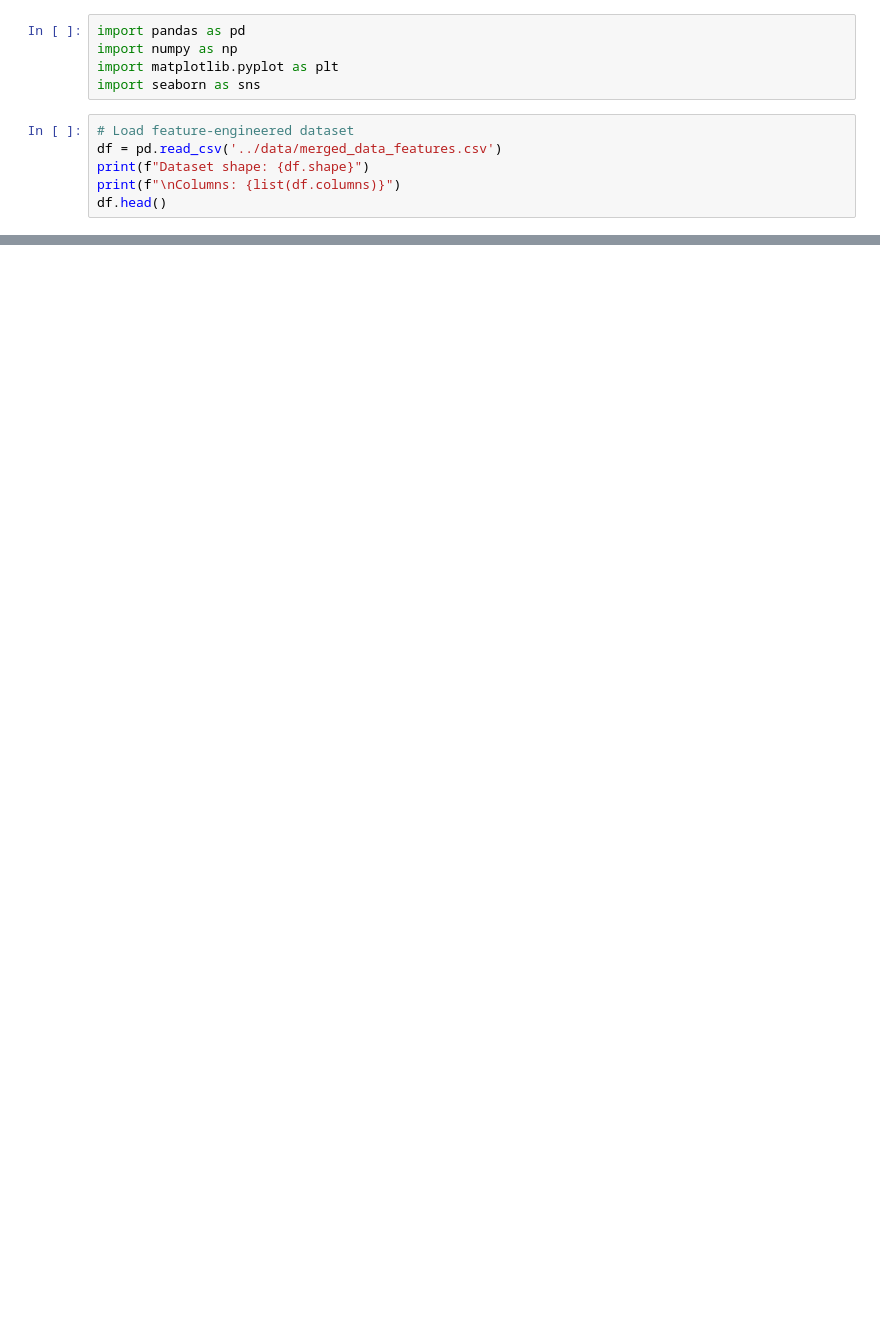
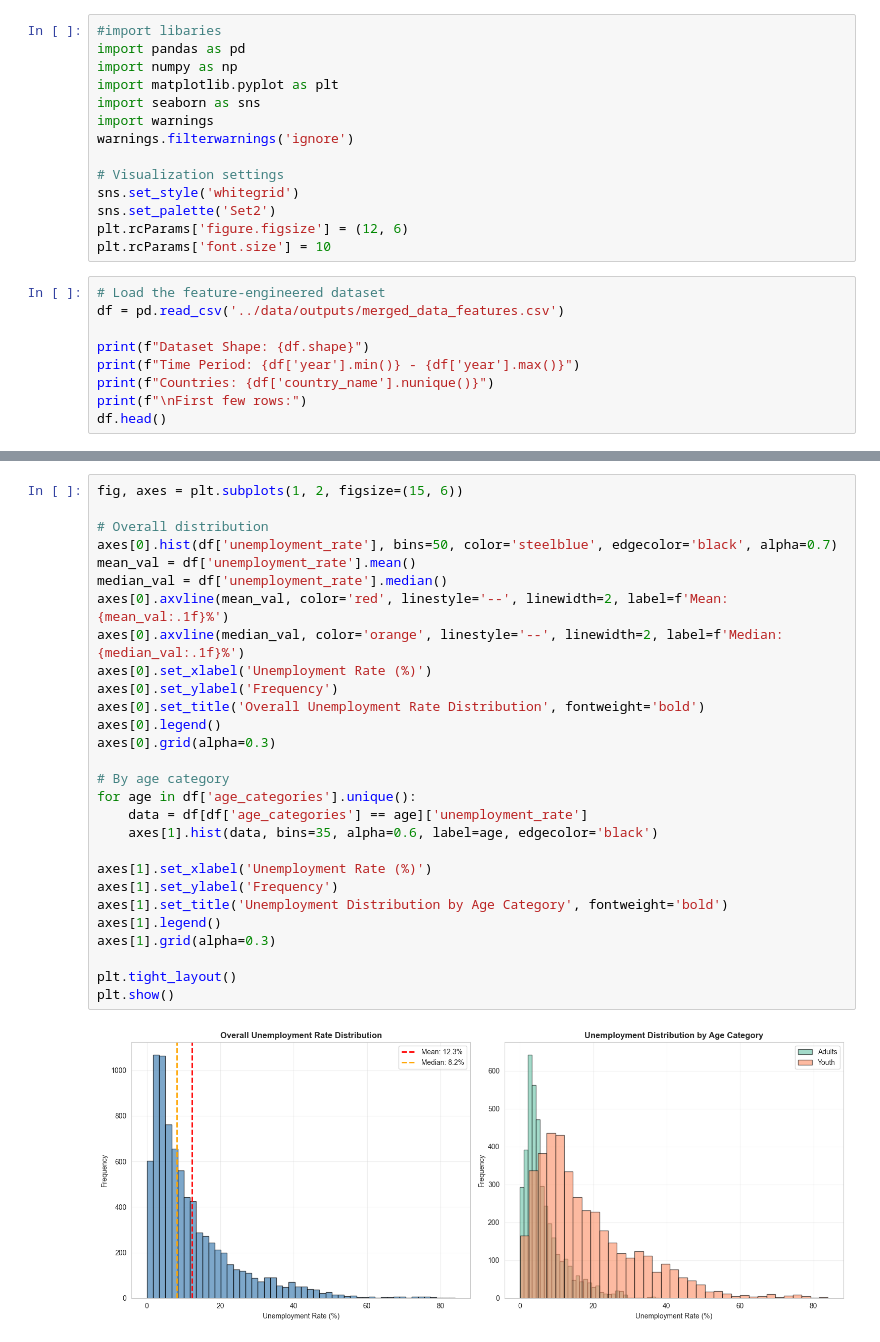
Before and after one commit to supremkc05/unemployment-economic-analysis, a Jupyter notebook: analysis/eda.ipynb, the cells around one changed output, grey strips where cells are left out. Cells and saved outputs as stored; diff of their text form; blank space fills up the shorter version.

```diff
--- a/analysis/eda.ipynb
+++ b/analysis/eda.ipynb
@@ -4,11 +1,23 @@ Analysis of unemployment and economic indicators
 # %%
+#import libaries
 import pandas as pd
 import numpy as np
 import matplotlib.pyplot as plt
 import seaborn as sns
+import warnings
+warnings.filterwarnings('ignore')
+
+# Visualization settings
+sns.set_style('whitegrid')
+sns.set_palette('Set2')
+plt.rcParams['figure.figsize'] = (12, 6)
+plt.rcParams['font.size'] = 10
 # %%
-# Load feature-engineered dataset
-df = pd.read_csv('../data/merged_data_features.csv')
-print(f"Dataset shape: {df.shape}")
-print(f"\nColumns: {list(df.columns)}")
+# Load the feature-engineered dataset
+df = pd.read_csv('../data/outputs/merged_data_features.csv')
+
+print(f"Dataset Shape: {df.shape}")
+print(f"Time Period: {df['year'].min()} - {df['year'].max()}")
+print(f"Countries: {df['country_name'].nunique()}")
+print(f"\nFirst few rows:")
 df.head()
@@ -50,0 +38,30 @@ print(covid_peak)
+# %%
+fig, axes = plt.subplots(1, 2, figsize=(15, 6))
+
+# Overall distribution
+axes[0].hist(df['unemployment_rate'], bins=50, color='steelblue', edgecolor='black', alpha=0.7)
+mean_val = df['unemployment_rate'].mean()
+median_val = df['unemployment_rate'].median()
+axes[0].axvline(mean_val, color='red', linestyle='--', linewidth=2, label=f'Mean: {mean_val:.1f}%')
+axes[0].axvline(median_val, color='orange', linestyle='--', linewidth=2, label=f'Median: {median_val:.1f}%')
+axes[0].set_xlabel('Unemployment Rate (%)')
+axes[0].set_ylabel('Frequency')
+axes[0].set_title('Overall Unemployment Rate Distribution', fontweight='bold')
+axes[0].legend()
+axes[0].grid(alpha=0.3)
+
+# By age category
+for age in df['age_categories'].unique():
+    data = df[df['age_categories'] == age]['unemployment_rate']
+    axes[1].hist(data, bins=35, alpha=0.6, label=age, edgecolor='black')
+
+axes[1].set_xlabel('Unemployment Rate (%)')
+axes[1].set_ylabel('Frequency')
+axes[1].set_title('Unemployment Distribution by Age Category', fontweight='bold')
+axes[1].legend()
+axes[1].grid(alpha=0.3)
+
+plt.tight_layout()
+plt.show()
+# %% [output]
+[figure, added]
```
Also changed, not shown: parts of 33 cells of this notebook.
